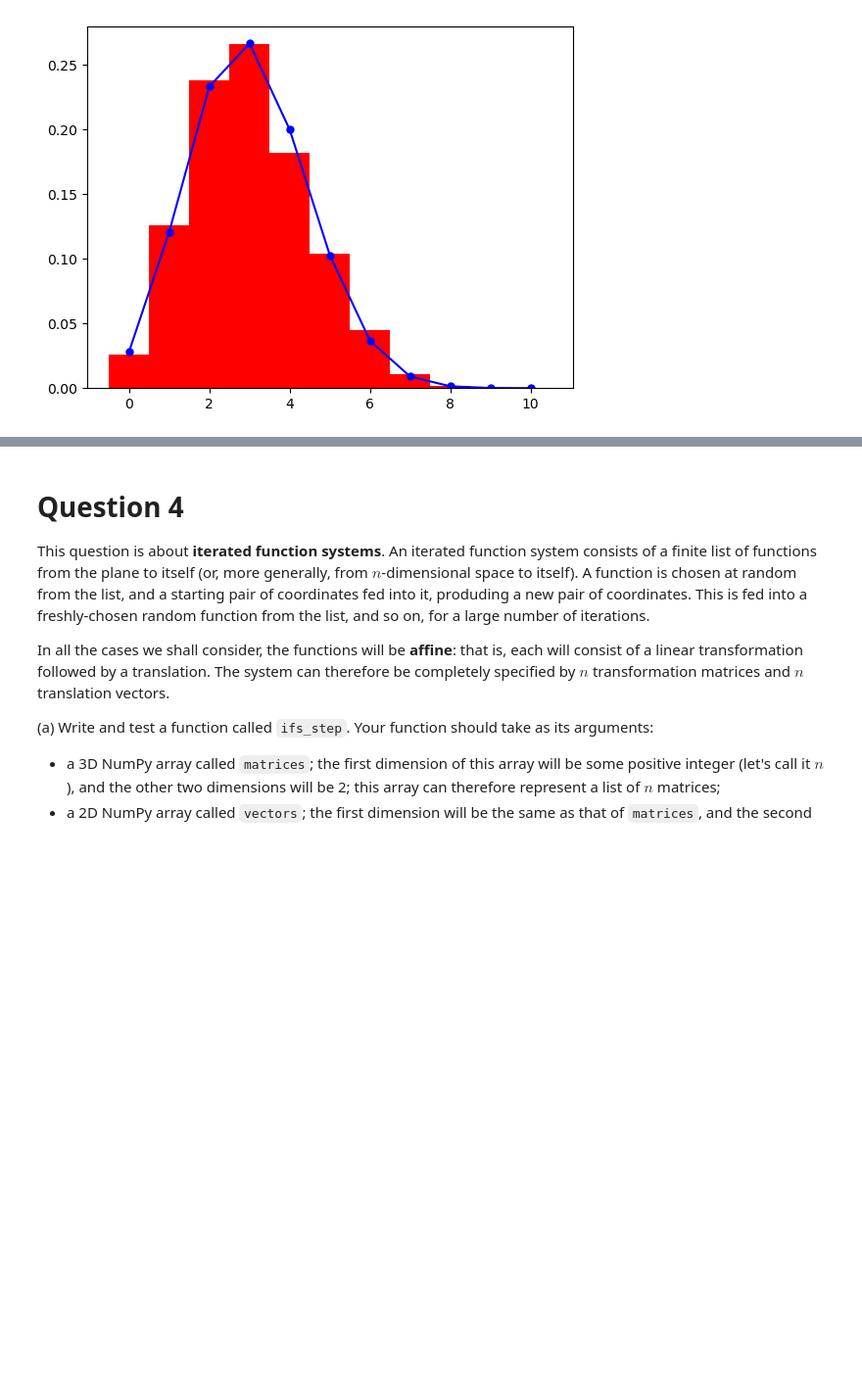
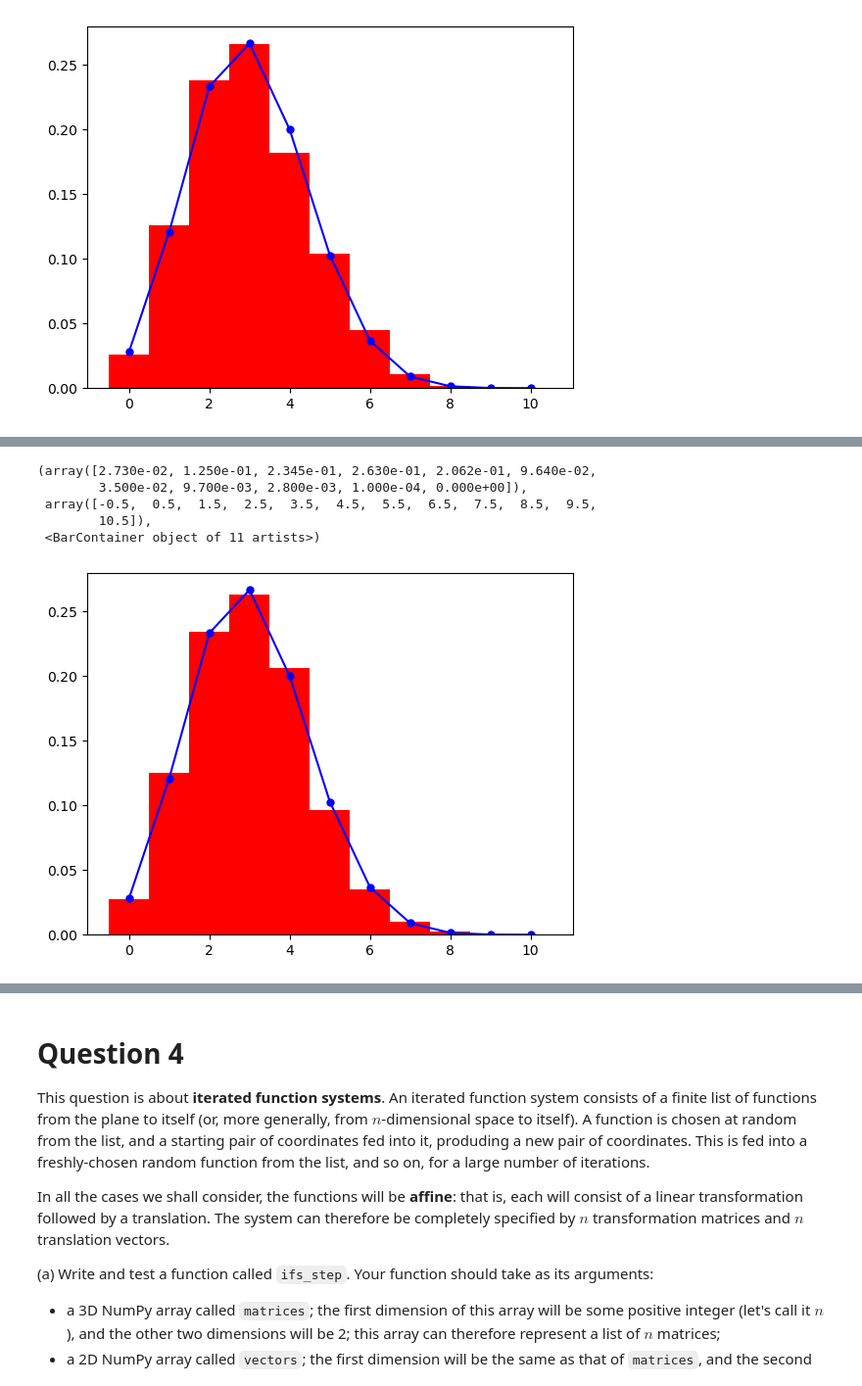
Before and after one commit to Imperial-MATH40006/math40006-2022-23-term2-week4-minister66, a Jupyter notebook: term2week4.ipynb, the cells around one changed output, grey strips where cells are left out. Shown at 98% size. Drawn from its saved outputs; the diff is of its cells as text; code cells hidden in the pictures; blank space fills up the shorter version.

```diff
--- a/term2week4.ipynb
+++ b/term2week4.ipynb
@@ -514,7 +522,16 @@ question3e2(_globals)
 # %%
 # Cell for third plot
-# YOUR CODE HERE
-raise NotImplementedError()
+data10000 = nrnd.binomial(n,p,10000)
+plt.plot(r,binprob,'b')
+plt.plot(r,binprob,'.b',markersize=10)
+plt.hist(data10000, bins = np.arange(-0.5,11.0), color='red', density=True)
+# %% [output]
+(array([2.730e-02, 1.250e-01, 2.345e-01, 2.630e-01, 2.062e-01, 9.640e-02,
+        3.500e-02, 9.700e-03, 2.800e-03, 1.000e-04, 0.000e+00]),
+ array([-0.5,  0.5,  1.5,  2.5,  3.5,  4.5,  5.5,  6.5,  7.5,  8.5,  9.5,
+        10.5]),
+ <BarContainer object of 11 artists>)
+[figure, added]
 # %%
 # For checking data10000
 # 1 Mark
```
Also changed, not shown: parts of 14 cells of this notebook.
